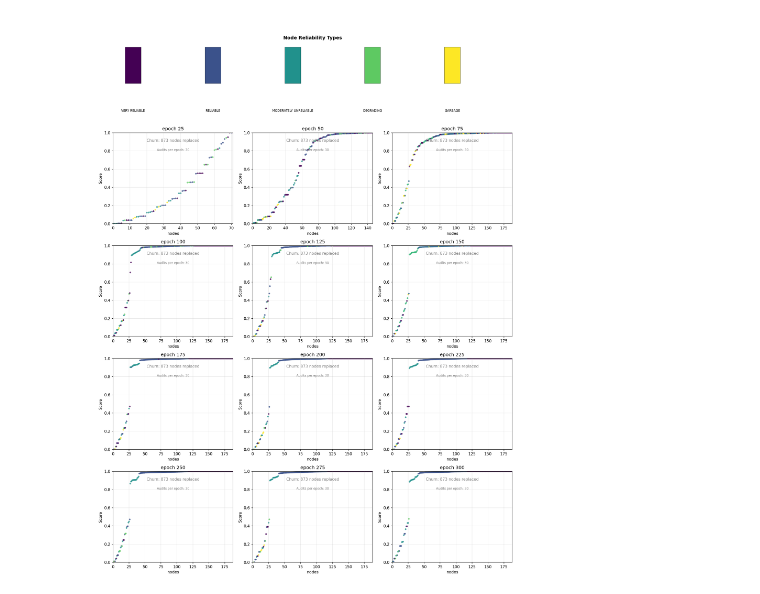
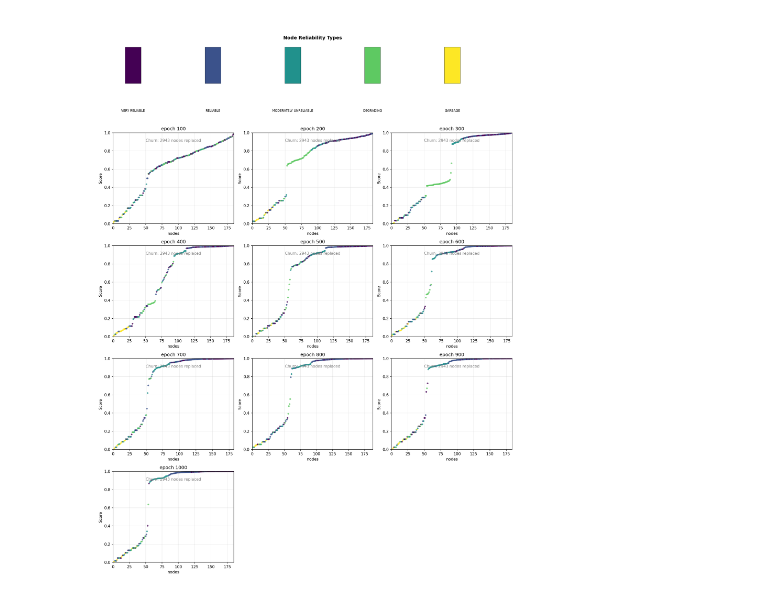
Before and after one commit to storb-tech/storb-research, a Jupyter notebook: node_rep_sim_out.ipynb, the cells around one changed output. Cells and saved outputs as stored; diff of their text form; code cells hidden in the pictures.

```diff
--- a/node_rep_sim_out.ipynb
+++ b/node_rep_sim_out.ipynb
@@ -74,11 +75,16 @@ def plot_network_simulation_snapshots():
     # Run simulation with new zero-start behavior
     config = {
         "num_nodes_target": 192,
-        "epochs": 300,
-        "audits_per_epoch": 30,
+        "epochs": 1000,
         "nodes_per_epoch_add": 3,
         "nodes_per_epoch_churn": 3,
-        "min_epochs_before_churn": 10
+        "min_epochs_before_churn": 20,
+        # "min_epochs_before_churn": 15,
+        "num_nodes_per_piece_upload": 25,
+        # "num_nodes_per_piece_upload": 10,
+        "num_piece_per_upload": 4,
+        "num_pieces_download_per_audit": 5,
+        "num_nodes_per_piece_download": 4,
     }
 
     result = run_notebook_simulation(config)
@@ -86,7 +92,7 @@ def plot_network_simulation_snapshots():
     churn_events = result["churn_events"]
 
     # Plot snapshots at specific epochs to match notebook style
-    epochs_to_plot = [25, 50, 75, 100, 125, 150, 175, 200, 225, 250, 275, 300]
+    epochs_to_plot = np.arange(100, config["epochs"] + 1, 100).tolist()
 
     # Create snapshot plots
     num_plots = len(epochs_to_plot)
@@ -101,7 +107,7 @@ def plot_network_simulation_snapshots():
         "RELIABLE": 2,
         "MODERATELY_UNRELIABLE": 3,
         "DEGRADING": 4,
-        "GARBAGE": 5
+        "GARBAGE": 5,
     }
 
     # Create a colorbar/legend at the top of the figure
@@ -109,14 +115,14 @@ def plot_network_simulation_snapshots():
     legend_ax = fig.add_subplot(num_rows + 1, 1, 1)
     legend_ax.set_xlim(0, 10)
     legend_ax.set_ylim(0, 1)
-    legend_ax.axis('off')
+    legend_ax.axis("off")
 
     # Create legend elements
     from matplotlib.patches import Rectangle
     import matplotlib.cm as cm
 
     # Get viridis colormap
-    viridis = cm._colormaps.get_cmap('viridis')
+    viridis = cm._colormaps.get_cmap("viridis")
 
     # Create legend entries
     legend_elements = []
@@ -129,17 +135,38 @@ def plot_network_simulation_snapshots():
         color = viridis(normalized_color)
 
         # Add colored rectangle
-        rect = Rectangle((x_positions[i] - 0.2, 0.3), 0.4, 0.4,
-                        facecolor=color, edgecolor='black', linewidth=0.5)
+        rect = Rectangle(
+            (x_positions[i] - 0.2, 0.3),
+            0.4,
+            0.4,
+            facecolor=color,
+            edgecolor="black",
+            linewidth=0.5,
+        )
         legend_ax.add_patch(rect)
 
         # Add text label
-        legend_ax.text(x_positions[i], 0.0, reliability_name.replace('_', ' '),
-                      ha='center', va='center', fontsize=8, rotation=0)
+        legend_ax.text(
+            x_positions[i],
+            0.0,
+            reliability_name.replace("_", " "),
+            ha="center",
+            va="center",
+            fontsize=8,
+            rotation=0,
+        )
 
     # Add title for legend
-    legend_ax.text(5, 0.8, 'Node Reliability Types', ha='center', va='center',
-                  fontsize=12, fontweight='bold', color='black')
+    legend_ax.text(
+        5,
+        0.8,
+        "Node Reliability Types",
+        ha="center",
+        va="center",
+        fontsize=12,
+        fontweight="bold",
+        color="black",
+    )
 
     # Adjust subplot positioning to make room for legend
     # plt.subplots_adjust(top=0.0, hspace=0.0)
@@ -171,7 +198,10 @@ def plot_network_simulation_snapshots():
             if len(set(sorted_scores)) > 1:  # Avoid division by zero
                 min_score = min(sorted_scores)
                 max_score = max(sorted_scores)
-                normalized_scores = [(score - min_score) / (max_score - min_score) for score in sorted_scores]
+                normalized_scores = [
+                    (score - min_score) / (max_score - min_score)
+                    for score in sorted_scores
+                ]
             else:
                 # All scores are the same
                 normalized_scores = [0.0] * len(sorted_scores)
@@ -185,7 +215,7 @@ def plot_network_simulation_snapshots():
                 c=colors,
                 cmap="viridis",
                 s=10,
-                alpha=0.7
+                alpha=0.7,
             )
 
             ax.set_title(f"epoch {data['epoch']}")
@@ -194,45 +224,45 @@ def plot_network_simulation_snapshots():
             ax.set_ylabel("Score")
             ax.grid(True, alpha=0.3)
             ax.set_ylim(0, 1)
 
             # Add statistics text like in notebook
             ax.text(
                 0.5,
                 0.9,
                 f"Churn: {len(churn_events)} nodes replaced",
                 transform=ax.transAxes,
                 ha="center",
                 fontsize=10,
                 color="gray",
             )
-            ax.text(
-                0.5,
-                0.8,
-                f"Audits per epoch: {config['audits_per_epoch']}",
-                transform=ax.transAxes,
-                ha="center",
-                fontsize=8,
-                color="gray",
-            )
         else:
             # No nodes yet
             ax.set_title(f"epoch {data['epoch']}")
             ax.set_xlabel("nodes")
             ax.set_ylabel("Score")
             ax.grid(True, alpha=0.3)
             ax.set_ylim(0, 1)
-            ax.text(0.5, 0.5, "No nodes yet", transform=ax.transAxes,
-                   ha="center", va="center", fontsize=12, color="gray")
+            ax.text(
+                0.5,
+                0.5,
+                "No nodes yet",
+                transform=ax.transAxes,
+                ha="center",
+                va="center",
+                fontsize=12,
+                color="gray",
+            )
 
     plt.tight_layout()
     plt.show()
 
     return result
 
+
 # Run the network simulation
 result = plot_network_simulation_snapshots()
 # %% [output]
-[figure, old version]
+[figure, new version]
 # %%
 # %%
 
```
Also changed, not shown: parts of 5 cells of this notebook, 2 other files.
